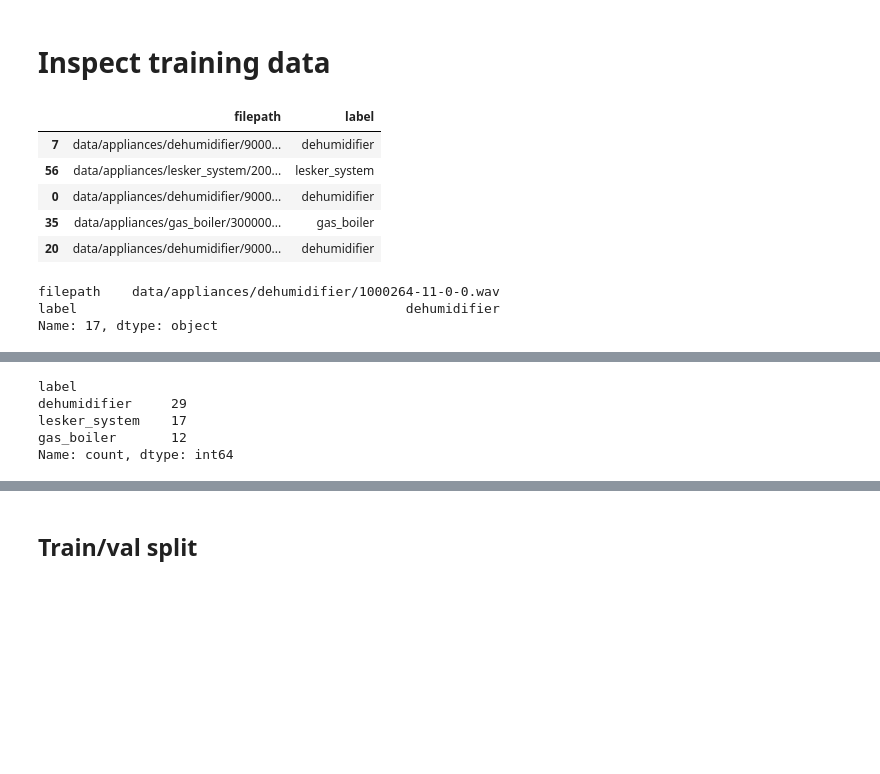
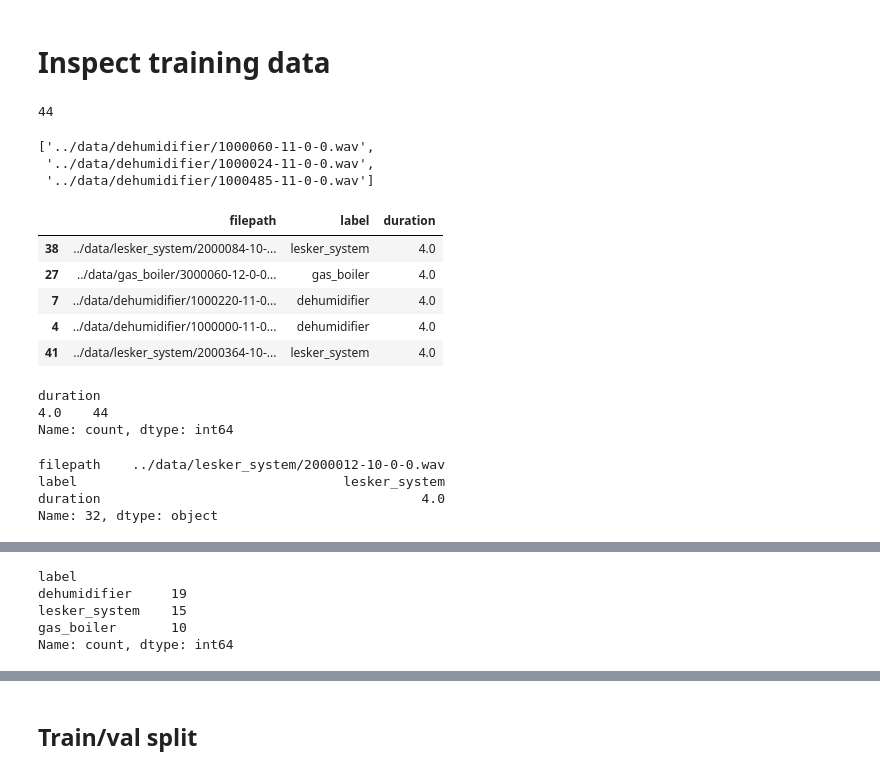
Before and after one commit to farthornas/labear, a Jupyter notebook: notebooks/finetune.ipynb, the cells around one changed output, grey strips where cells are left out. Drawn from its saved outputs; the diff is of its cells as text; code cells hidden in the pictures; blank space fills up the shorter version.

```diff
--- a/notebooks/finetune.ipynb
+++ b/notebooks/finetune.ipynb
@@ -13,24 +20,42 @@ import glob
 cats = ["dehumidifier", "gas_boiler", "lesker_system"]
 files = []
 for cls in cats:
-    files += glob.glob(f"data/appliances/{cls}/*.wav")
+    files += glob.glob(f"../data/{cls}/*.wav")
+# %%
+len(files)
+# %% [output]
+44
+# %%
+files[:3]
+# %% [output]
+['../data/dehumidifier/1000060-11-0-0.wav',
+ '../data/dehumidifier/1000024-11-0-0.wav',
+ '../data/dehumidifier/1000485-11-0-0.wav']
 # %%
 df = pd.DataFrame(dict(filepath=files))
 df["label"] = df.filepath.apply(lambda x: Path(x).parent.name)
+df["duration"] = df.filepath.apply(lambda x: librosa.get_duration(path=x))
 df.sample(5)
 # %% [output]
-|  | filepath | label |
-| 7 | data/appliances/dehumidifier/9000... | dehumidifier |
-| 56 | data/appliances/lesker_system/200... | lesker_system |
-| 0 | data/appliances/dehumidifier/9000... | dehumidifier |
-| 35 | data/appliances/gas_boiler/300000... | gas_boiler |
-| 20 | data/appliances/dehumidifier/9000... | dehumidifier |
+|  | filepath | label | duration |
+| 38 | ../data/lesker_system/2000084-10-... | lesker_system | 4.0 |
+| 27 | ../data/gas_boiler/3000060-12-0-0... | gas_boiler | 4.0 |
+| 7 | ../data/dehumidifier/1000220-11-0... | dehumidifier | 4.0 |
+| 4 | ../data/dehumidifier/1000000-11-0... | dehumidifier | 4.0 |
+| 41 | ../data/lesker_system/2000364-10-... | lesker_system | 4.0 |
+# %%
+df.duration.value_counts()
+# %% [output]
+duration
+4.0    44
+Name: count, dtype: int64
 # %%
 sample = df.sample().iloc[0]; sample
 # %% [output]
-filepath    data/appliances/dehumidifier/1000264-11-0-0.wav
-label                                          dehumidifier
-Name: 17, dtype: object
+filepath    ../data/lesker_system/2000012-10-0-0.wav
+label                                  lesker_system
+duration                                         4.0
+Name: 32, dtype: object
 # %%
 display.Audio(sample.filepath, autoplay=True)
 # %% [output]
@@ -39,9 +64,9 @@ display.Audio(sample.filepath, autoplay=True)
 df.label.value_counts()
 # %% [output]
 label
-dehumidifier     29
-lesker_system    17
-gas_boiler       12
+dehumidifier     19
+lesker_system    15
+gas_boiler       10
 Name: count, dtype: int64
 # %%
 def get_sample_of(cls: str, random_state=None):
```
Also changed, not shown: parts of 48 cells of this notebook.
